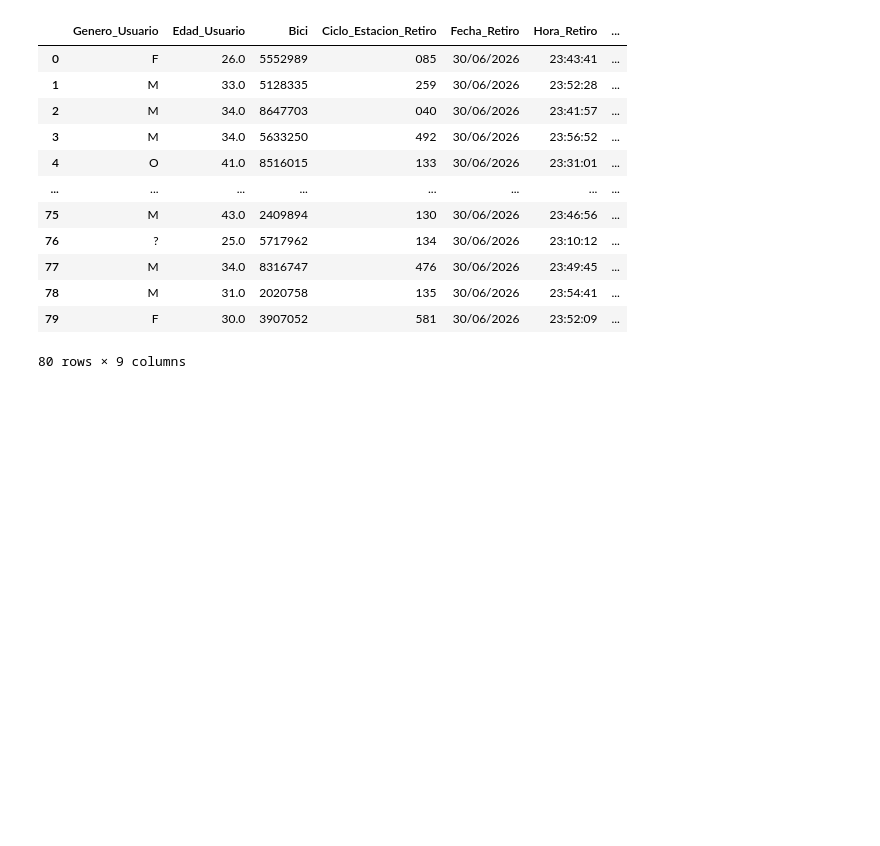
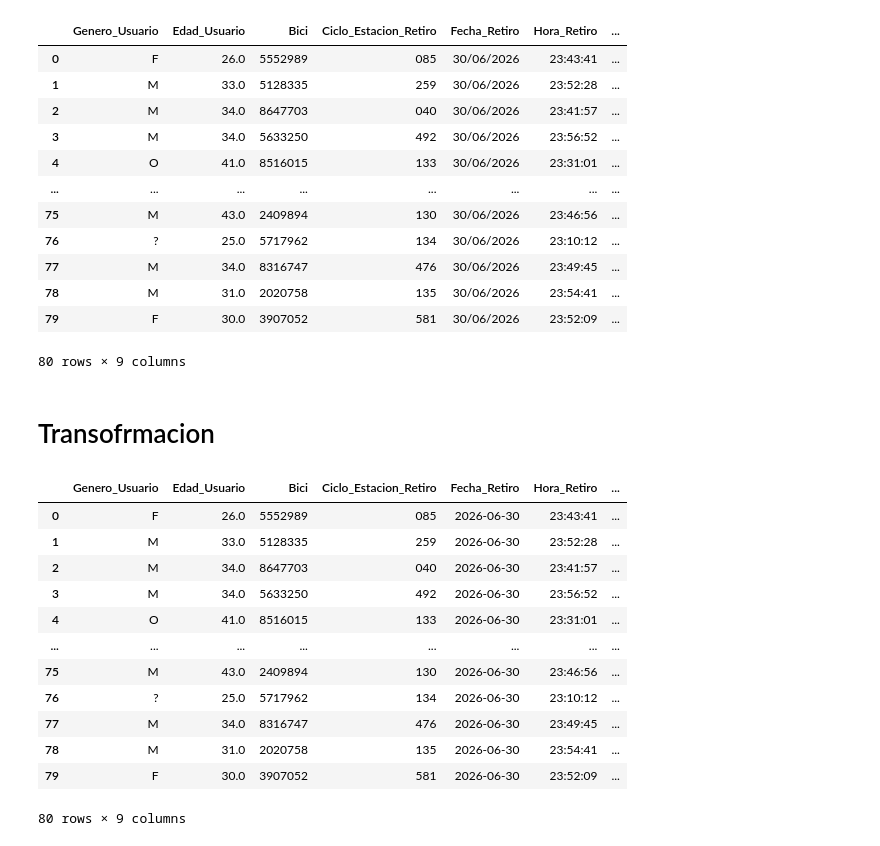
Before and after one commit to GJLG0501/Inteligencia-artificial-avanzada, a Jupyter notebook: Victor/Ecobicis.ipynb, the cells around one changed output. Cells and saved outputs as stored; diff of their text form; code cells hidden in the pictures; blank space fills up the shorter version.

```diff
--- a/Victor/Ecobicis.ipynb
+++ b/Victor/Ecobicis.ipynb
@@ -50,3 +50,25 @@ Se cargaron1493484 filas y 9 columnas.
 | 78 | M | 31.0 | 2020758 | 135 | 30/06/2026 | 23:54:41 | ... |
 | 79 | F | 30.0 | 3907052 | 581 | 30/06/2026 | 23:52:09 | ... |
 80 rows × 9 columns
+# %% [markdown]
+# Transofrmacion
+# %%
+df =df_raw.copy()
+
+df['Fecha_Retiro']= pd.to_datetime(df['Fecha_Retiro'], dayfirst=True, errors='coerce')
+df["Fecha_Arribo"]= pd.to_datetime(df["Fecha_Arribo"], dayfirst=True, errors='coerce')
+display(df.head(80))
+# %% [output]
+|  | Genero_Usuario | Edad_Usuario | Bici | Ciclo_Estacion_Retiro | Fecha_Retiro | Hora_Retiro | ... |
+| 0 | F | 26.0 | 5552989 | 085 | 2026-06-30 | 23:43:41 | ... |
+| 1 | M | 33.0 | 5128335 | 259 | 2026-06-30 | 23:52:28 | ... |
+| 2 | M | 34.0 | 8647703 | 040 | 2026-06-30 | 23:41:57 | ... |
+| 3 | M | 34.0 | 5633250 | 492 | 2026-06-30 | 23:56:52 | ... |
+| 4 | O | 41.0 | 8516015 | 133 | 2026-06-30 | 23:31:01 | ... |
+| ... | ... | ... | ... | ... | ... | ... | ... |
+| 75 | M | 43.0 | 2409894 | 130 | 2026-06-30 | 23:46:56 | ... |
+| 76 | ? | 25.0 | 5717962 | 134 | 2026-06-30 | 23:10:12 | ... |
+| 77 | M | 34.0 | 8316747 | 476 | 2026-06-30 | 23:49:45 | ... |
+| 78 | M | 31.0 | 2020758 | 135 | 2026-06-30 | 23:54:41 | ... |
+| 79 | F | 30.0 | 3907052 | 581 | 2026-06-30 | 23:52:09 | ... |
+80 rows × 9 columns
```
